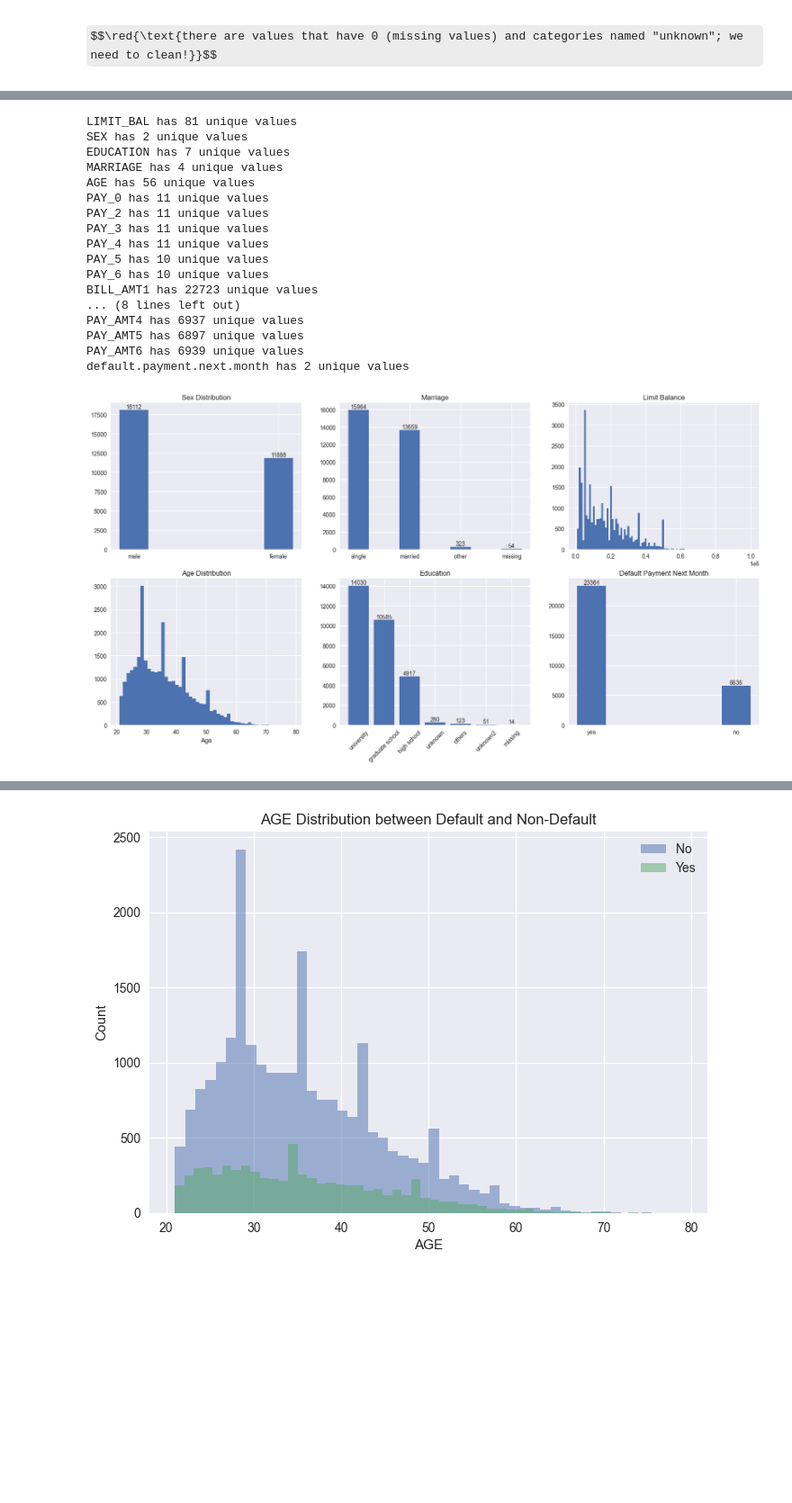
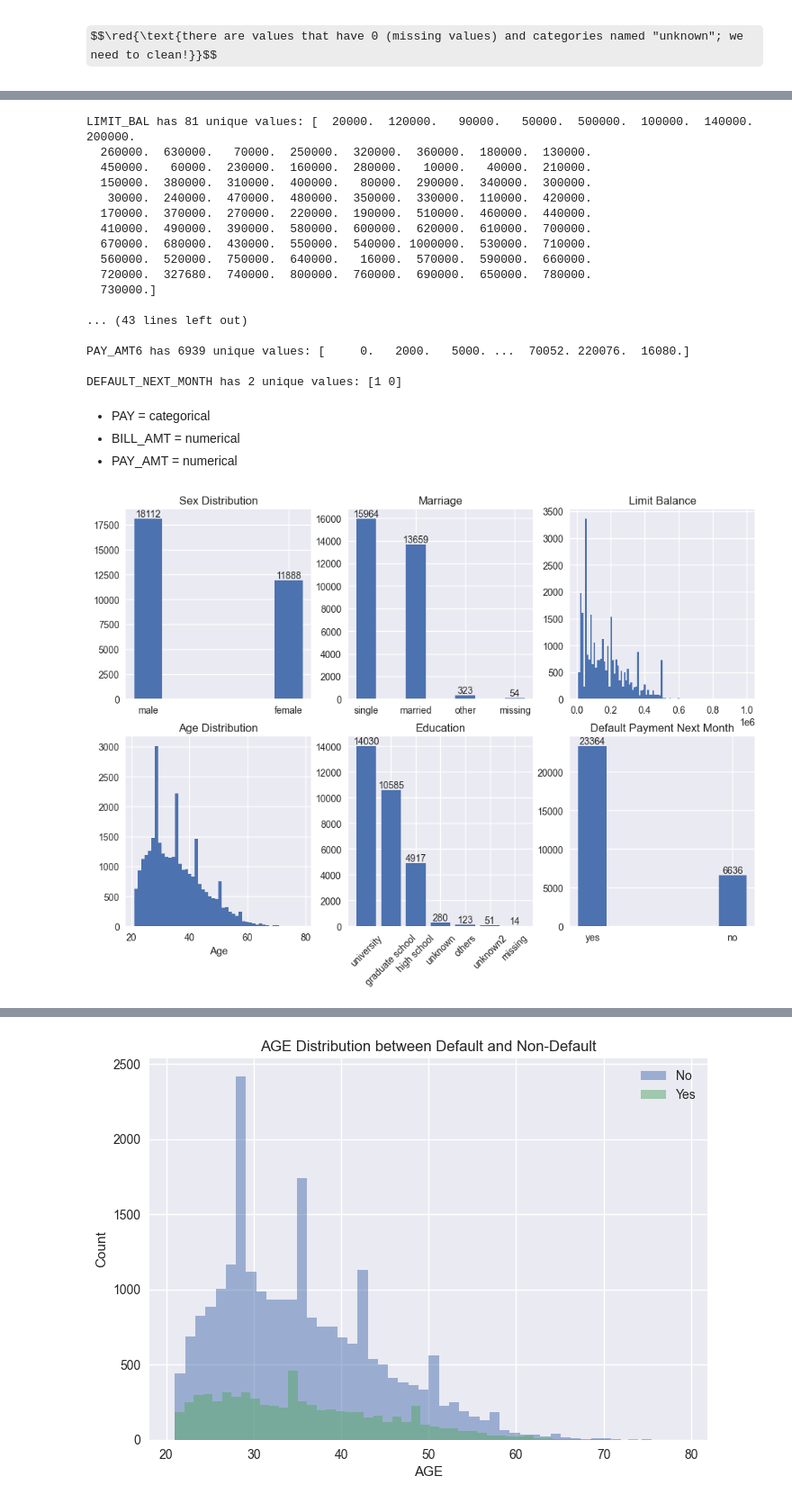
Before and after one commit to CasperAntonPoulsen/AlgoFainessExam, a Jupyter notebook: src/EDA.ipynb, the cells around one changed output, grey strips where cells are left out. Shown at 90% size. Saved outputs shown, nothing was run; the diff lists cells and outputs as text; code cells hidden in the pictures; some formulas as TeX source; blank space fills up the shorter version.

```diff
--- a/src/EDA.ipynb
+++ b/src/EDA.ipynb
@@ -67,0 +32,30 @@ df.sample(20)
+# %%
+from pathlib import Path
+
+import numpy as np
+import pandas as pd
+import seaborn as sns
+from IPython.display import display
+from matplotlib import pyplot as plt
+
+plt.style.use("seaborn-v0_8")
+pd.set_option("display.max_columns", None)
+
+DATA_DIR = Path("data/UCI_Credit_Card.csv")
+
+df = pd.read_csv(DATA_DIR, index_col="ID")
+df.rename(
+    columns={"PAY_0": "PAY_1", "default.payment.next.month": "DEFAULT_NEXT_MONTH"},
+    inplace=True,
+)
+features = df.columns
+training_features = features[:-1]
+protected_features = ["SEX", "AGE", "EDUCATION", "MARRIAGE"]
+non_protected_features = [f for f in training_features if f not in protected_features]
+target_feature = features[-1]
+
+bills = ["BILL_AMT1", "BILL_AMT2", "BILL_AMT3", "BILL_AMT4", "BILL_AMT5", "BILL_AMT6"]
+payments = ["PAY_AMT1", "PAY_AMT2", "PAY_AMT3", "PAY_AMT4", "PAY_AMT5", "PAY_AMT6"]
+late = ["PAY_1", "PAY_2", "PAY_3", "PAY_4", "PAY_5", "PAY_6"]
+
+df.sample(10)
@@ -68,27 +95,31 @@ df.sample(20)
 # %%
 # For determining categorical /  numerical features
 for f in features:
-    print(f"{f} has {df[f].nunique()} unique values")
+    print(f"{f} has {df[f].nunique()} unique values: {df[f].unique()}\n")
 # %% [output]
-LIMIT_BAL has 81 unique values
-SEX has 2 unique values
-EDUCATION has 7 unique values
-MARRIAGE has 4 unique values
-AGE has 56 unique values
-PAY_0 has 11 unique values
-PAY_2 has 11 unique values
-PAY_3 has 11 unique values
-PAY_4 has 11 unique values
-PAY_5 has 10 unique values
-PAY_6 has 10 unique values
-BILL_AMT1 has 22723 unique values
-... (8 lines left out)
-PAY_AMT4 has 6937 unique values
-PAY_AMT5 has 6897 unique values
-PAY_AMT6 has 6939 unique values
-default.payment.next.month has 2 unique values
+LIMIT_BAL has 81 unique values: [  20000.  120000.   90000.   50000.  500000.  100000.  140000.  200000.
+  260000.  630000.   70000.  250000.  320000.  360000.  180000.  130000.
+  450000.   60000.  230000.  160000.  280000.   10000.   40000.  210000.
+  150000.  380000.  310000.  400000.   80000.  290000.  340000.  300000.
+   30000.  240000.  470000.  480000.  350000.  330000.  110000.  420000.
+  170000.  370000.  270000.  220000.  190000.  510000.  460000.  440000.
+  410000.  490000.  390000.  580000.  600000.  620000.  610000.  700000.
+  670000.  680000.  430000.  550000.  540000. 1000000.  530000.  710000.
+  560000.  520000.  750000.  640000.   16000.  570000.  590000.  660000.
+  720000.  327680.  740000.  800000.  760000.  690000.  650000.  780000.
+  730000.]
+
+... (43 lines left out)
+
+PAY_AMT6 has 6939 unique values: [     0.   2000.   5000. ...  70052. 220076.  16080.]
+
+DEFAULT_NEXT_MONTH has 2 unique values: [1 0]
+# %% [markdown]
+- PAY = categorical
+- BILL_AMT = numerical
+- PAY_AMT = numerical
 # %%
-fig, axs = plt.subplots(2, 3, figsize=(20, 10))
+fig, axs = plt.subplots(2, 3, figsize=(12, 8))
 
 axs[0][0].bar(x=["male", "female"], height=df["SEX"].value_counts(), width=0.2)
 axs[0][0].bar_label(axs[0][0].containers[0])
@@ -103,35 +134,35 @@ axs[0][1].bar_label(axs[0][1].containers[0])
 axs[0][1].set_title("Marriage")
 
 axs[1][0].hist(df["AGE"], bins=50)
 axs[1][0].set_xlabel("Age")
 axs[1][0].set_title("Age Distribution")
 
 l = [
     "university",
     "graduate school",
     "high school",
     "unknown",
     "others",
     "unknown2",
     "missing",
 ]
 axs[1][1].bar(x=np.arange(len(l)), height=df["EDUCATION"].value_counts())
 axs[1][1].set_xticks(ticks=np.arange(len(l)), labels=l, rotation=45)
 axs[1][1].bar_label(axs[1][1].containers[0])
 axs[1][1].set_title("Education")
 
 axs[0][2].hist(df["LIMIT_BAL"], bins=100)
 axs[0][2].set_title("Limit Balance")
 
 axs[1][2].bar(
-    x=["yes", "no"], height=df["default.payment.next.month"].value_counts(), width=0.2
+    x=["yes", "no"], height=df[target_feature].value_counts(), width=0.2
 )
 axs[1][2].bar_label(axs[1][2].containers[0])
 axs[1][2].set_title("Default Payment Next Month")
 
 plt.show()
 # %% [output]
-[figure, old version]
+[figure, new version]
 # %%
 def draw_histograms(
     df: pd.DataFrame, variables: list[str], n_rows: int, n_cols: int, n_bins: int
```
Also changed, not shown: parts of 11 cells of this notebook, 2 other files.
